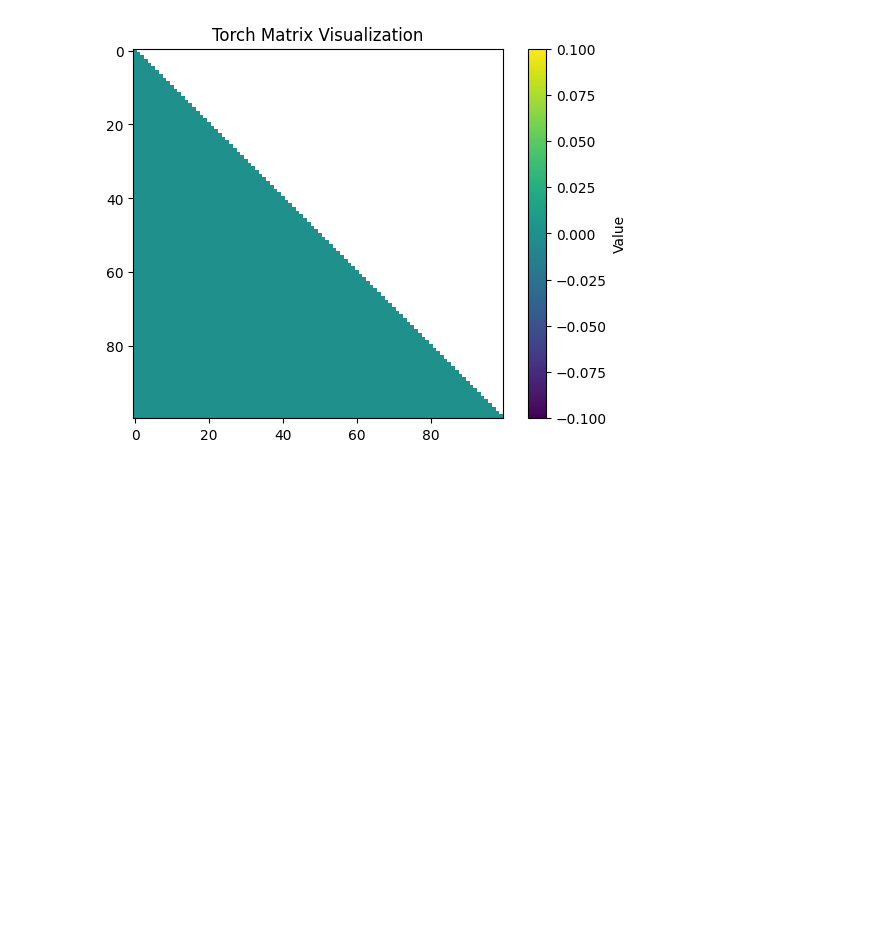
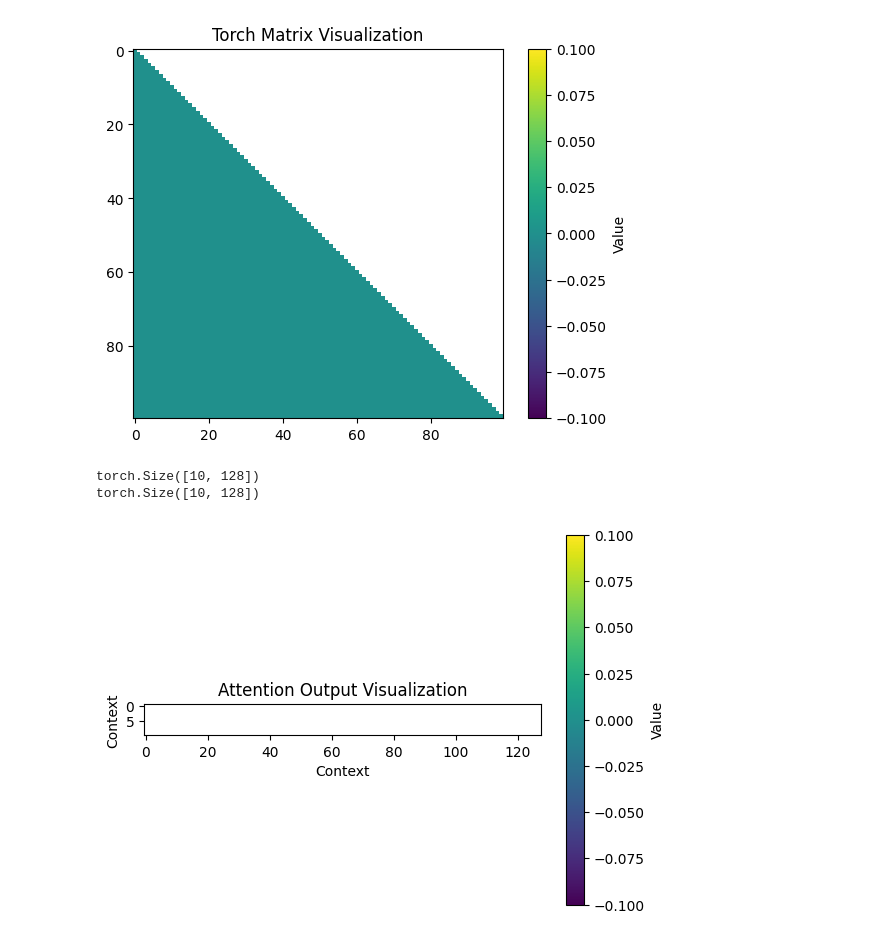
Before and after one commit to lldouglass/TransformerTesting, a Jupyter notebook: transformers-yo.ipynb, the cells around one changed output. Saved outputs shown, nothing was run; the diff lists cells and outputs as text; code cells hidden in the pictures; blank space fills up the shorter version.

```diff
--- a/transformers-yo.ipynb
+++ b/transformers-yo.ipynb
@@ -117,3 +127,24 @@ class Transformer(nn.Module):
 
 	def forward(x: Int[torch.Tensor, "n_context"]) -> Float[torch.Tensor, "n_context d_vocab"]:
 		raise NotImplementedError()
+# %%
+ah = AttentionHead(GPTConfig())
+x = torch.randn(10, 128)
+print(ah(x).shape)
+
+output = ah.forward(x)
+print(output.shape)
+
+
+# visualize the attention scores
+plt.imshow(output.detach().numpy(), cmap='viridis', interpolation='nearest')
+plt.colorbar(label="Value")  # Add a color bar
+plt.title("Attention Output Visualization")
+plt.xlabel("Context")
+plt.ylabel("Context")
+plt.show()
+# visualize the attention scores
+# %% [output]
+torch.Size([10, 128])
+torch.Size([10, 128])
+[figure, added]
```
Also changed, not shown: parts of 1 cell of this notebook.
